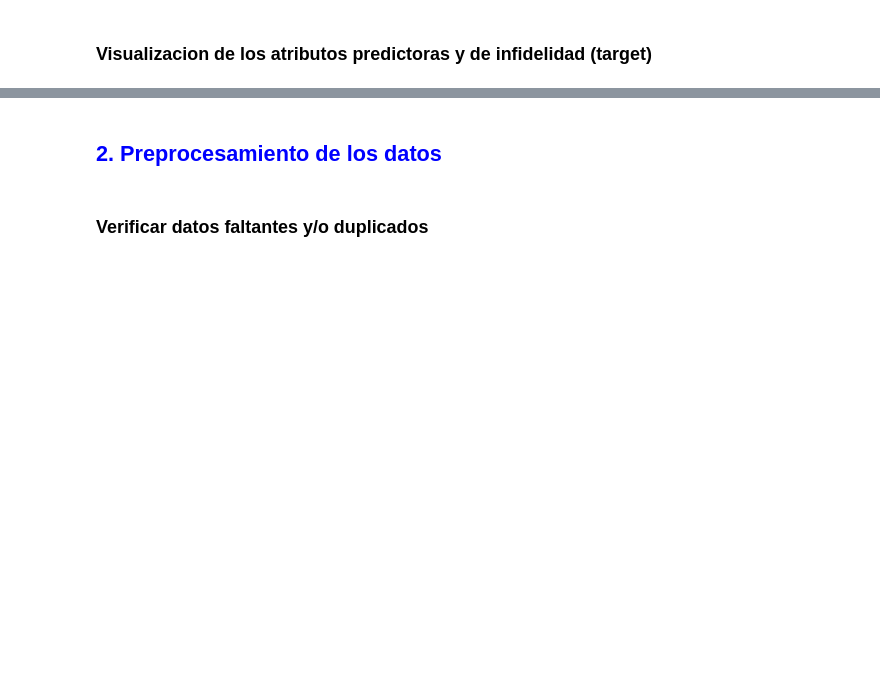
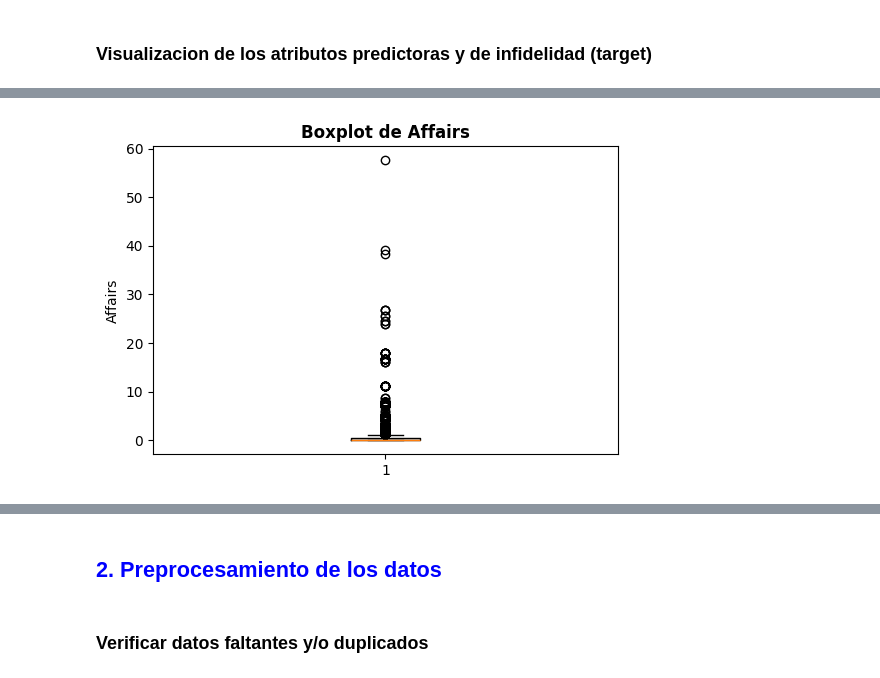
Before and after one commit to ChristianPue/proyectos-machine-learning, a Jupyter notebook: S9/Actividad 4/04_Act_ML_Relacion_Extramatrimonial_SVM.ipynb, the cells around one changed output, grey strips where cells are left out. Saved outputs shown, nothing was run; the diff lists cells and outputs as text; code cells hidden in the pictures; blank space fills up the shorter version.

```diff
--- a/S9/Actividad 4/04_Act_ML_Relacion_Extramatrimonial_SVM.ipynb
+++ b/S9/Actividad 4/04_Act_ML_Relacion_Extramatrimonial_SVM.ipynb
@@ -73,0 +278,9 @@ data.head(10)
+# %%
+# 3. Boxplot de Affairs
+plt.figure(figsize=(6,4))
+plt.boxplot(data['affairs'], vert=True)
+plt.title('Boxplot de Affairs', fontsize=12, fontweight='bold')
+plt.ylabel('Affairs')
+plt.show()
+# %% [output]
+[figure, added]
```
Also changed, not shown: parts of 48 cells of this notebook, 8 other files.
